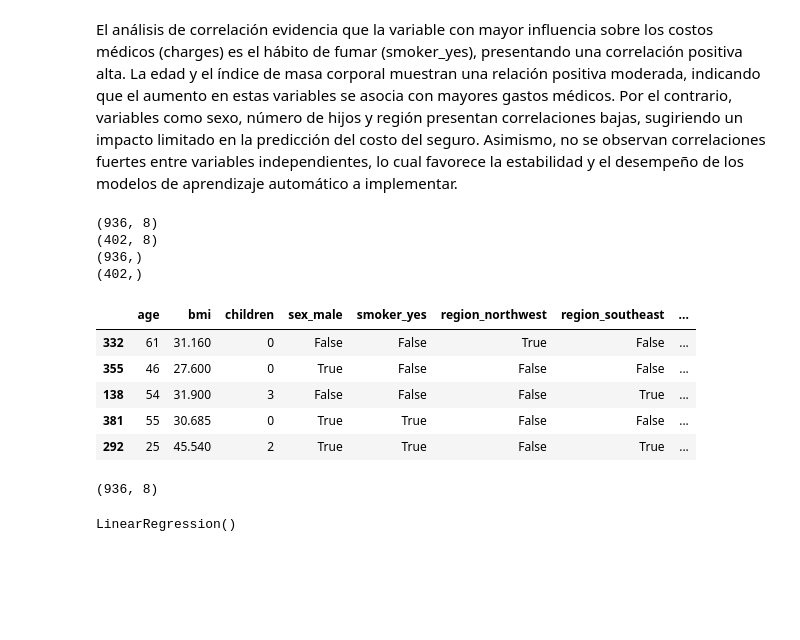
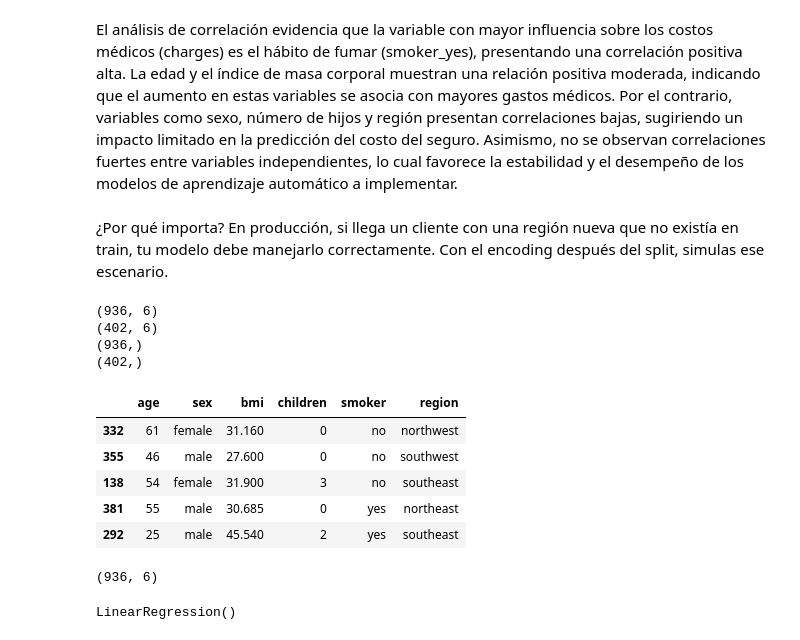
Before and after one commit to natbp/natbp_intro_ML, a Jupyter notebook: src/02-linear-regression-medical-insurance-cost.ipynb, the cells around one changed output. Cells and saved outputs as stored; diff of their text form; code cells hidden in the pictures; blank space fills up the shorter version.

```diff
--- a/src/02-linear-regression-medical-insurance-cost.ipynb
+++ b/src/02-linear-regression-medical-insurance-cost.ipynb
@@ -308,0 +303,5 @@ X_train_RL, X_test_RL, y_train_RL, y_test_RL = train_test_split(X_RL, y_RL, test
+# %%
+X = total_data.drop("charges", axis=1)
+y = total_data["charges"]
+# %%
+X_train, X_test, y_train, y_test = train_test_split(X, y, test_size=0.3, random_state=42)
@@ -309,11 +313,13 @@ X_train_RL, X_test_RL, y_train_RL, y_test_RL = train_test_split(X_RL, y_RL, test
+# %% [markdown]
+¿Por qué importa? En producción, si llega un cliente con una región nueva que no existía en train, tu modelo debe manejarlo correctamente. Con el encoding después del split, simulas ese escenario.
 # %%
-print(X_train_RL.shape)
-print(X_test_RL.shape)
-print(y_train_RL.shape)
-print(y_test_RL.shape)
+print(X_train.shape)
+print(X_test.shape)
+print(y_train.shape)
+print(y_test.shape)
 # %% [output]
-(936, 8)
-(402, 8)
+(936, 6)
+(402, 6)
 (936,)
 (402,)
 # %%
@@ -325,16 +331,16 @@ y_test_RL.to_csv("../data/processed/y_test_medical.csv", index=False)
 # %%
-X_train_RL.head()
+X_train.head()
 # %% [output]
-|  | age | bmi | children | sex_male | smoker_yes | region_northwest | region_southeast | ... |
-| 332 | 61 | 31.160 | 0 | False | False | True | False | ... |
-| 355 | 46 | 27.600 | 0 | True | False | False | False | ... |
-| 138 | 54 | 31.900 | 3 | False | False | False | True | ... |
-| 381 | 55 | 30.685 | 0 | True | True | False | False | ... |
-| 292 | 25 | 45.540 | 2 | True | True | False | True | ... |
+|  | age | sex | bmi | children | smoker | region |
+| 332 | 61 | female | 31.160 | 0 | no | northwest |
+| 355 | 46 | male | 27.600 | 0 | no | southwest |
+| 138 | 54 | female | 31.900 | 3 | no | southeast |
+| 381 | 55 | male | 30.685 | 0 | yes | northeast |
+| 292 | 25 | male | 45.540 | 2 | yes | southeast |
 # %%
-X_train_RL.shape
+X_train.shape
 # %% [output]
-(936, 8)
+(936, 6)
 # %%
 scaler = StandardScaler()
 
```
Also changed, not shown: parts of 48 cells of this notebook, 4 other files.
